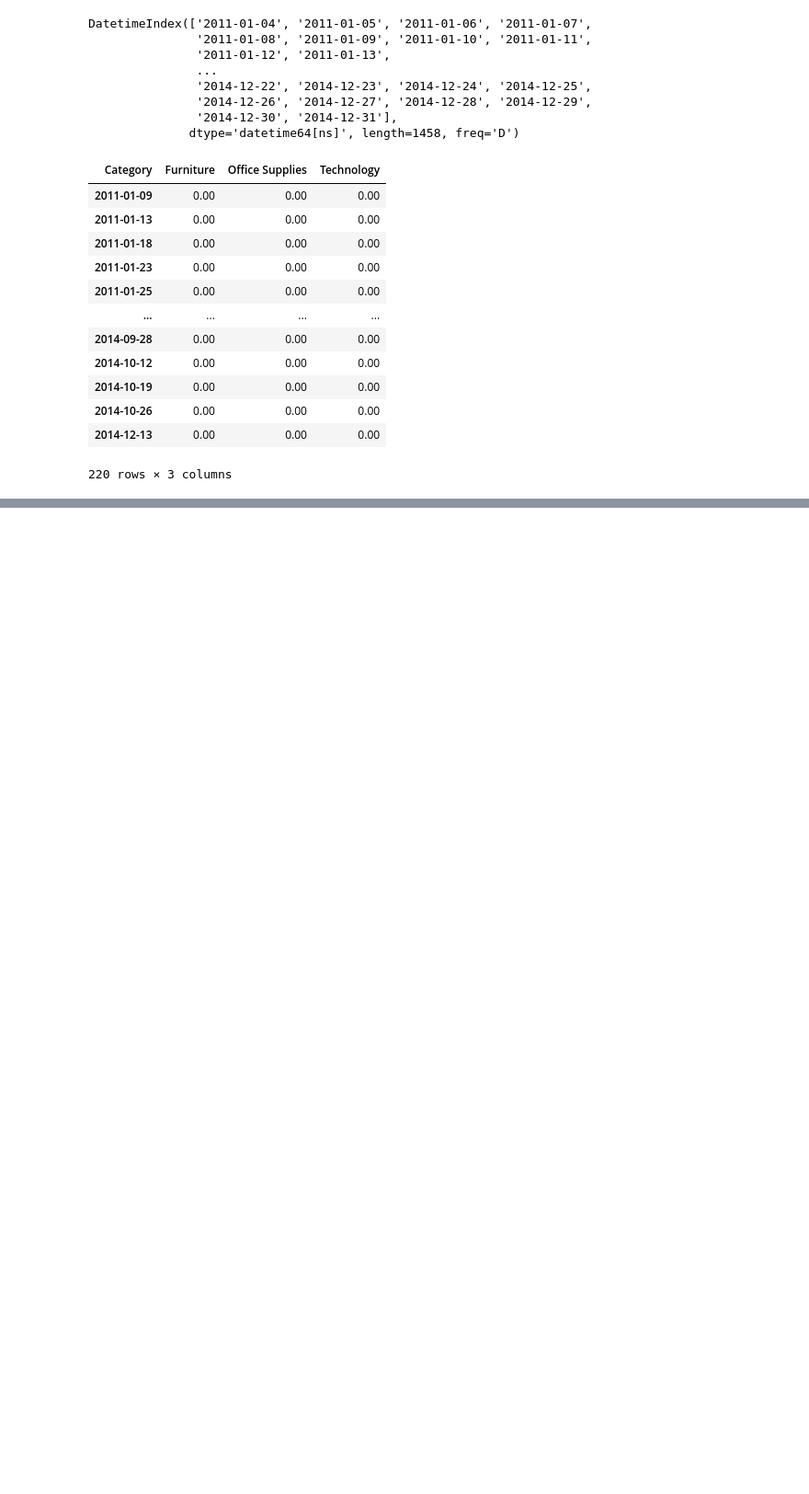
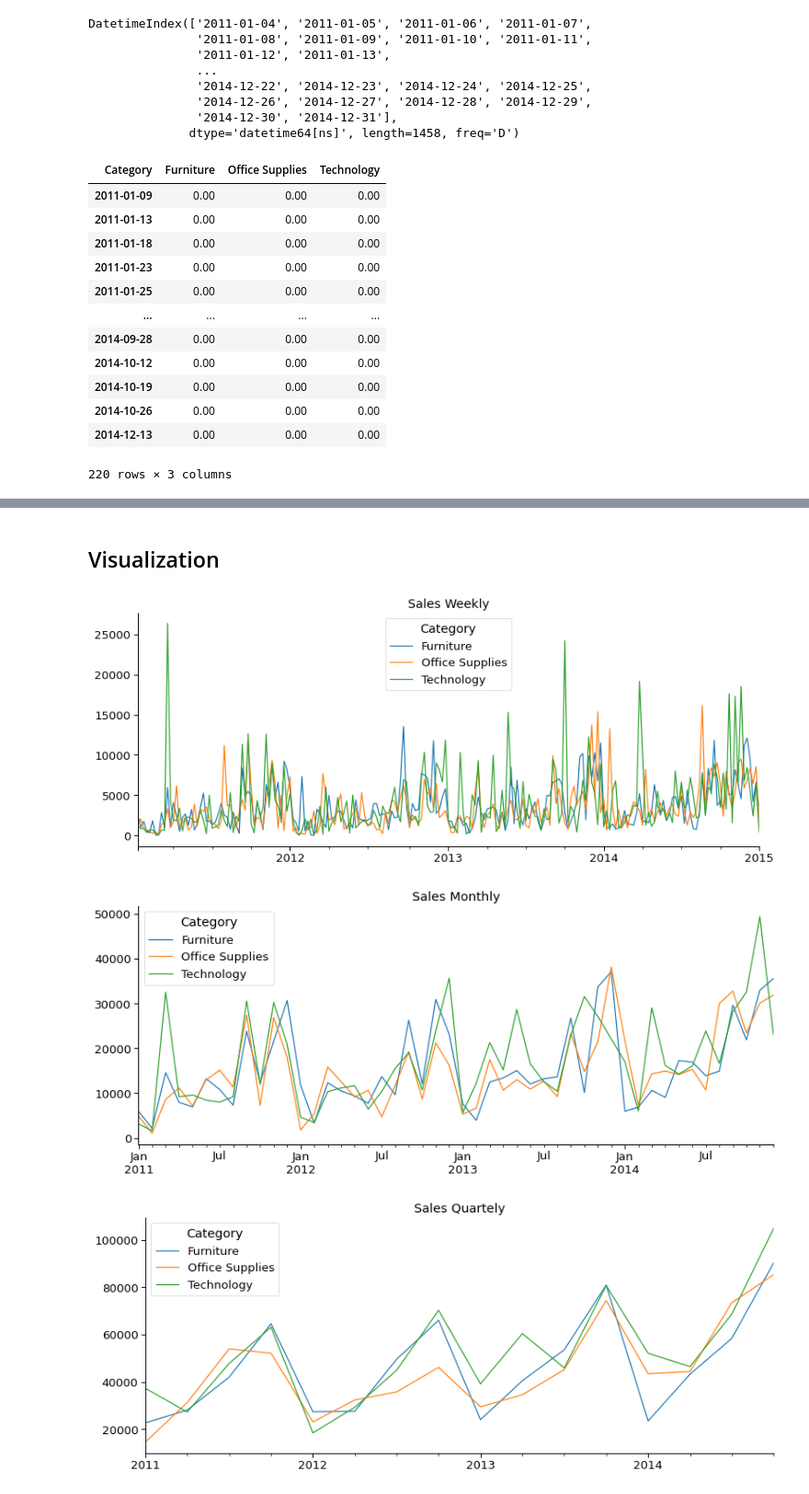
Before and after one commit to razielar/coursera_time_series_forecasting, a Jupyter notebook: coursera_time_series/week_1/pandas.time.series.ipynb, the cells around one changed output, grey strips where cells are left out. Shown at 92% size. Saved outputs shown, nothing was run; the diff lists cells and outputs as text; code cells hidden in the pictures; blank space fills up the shorter version.

```diff
--- a/coursera_time_series/week_1/pandas.time.series.ipynb
+++ b/coursera_time_series/week_1/pandas.time.series.ipynb
@@ -11,9 +11,14 @@ print(os.getcwd())
 import matplotlib.pyplot as plt
 import seaborn as sns
 from IPython.display import display
+from statsmodels.graphics.tsaplots import plot_acf, plot_pacf, month_plot, quarter_plot
 # Config:
 pd.options.display.float_format = '{:,.2f}'.format
 plotsize = (13, 5)
+sns.set_context("paper", font_scale= 1.5)
+plt.rcParams['axes.spines.right']= False
+plt.rcParams['axes.spines.top']= False
+plt.rcParams['figure.figsize']= plotsize
 # %% [output]
 /home/razielar/miniconda3/envs/time-series/bin/python
 /home/razielar/Documents/git_rep/Machine_learning/time_series_forecasting/coursera_time_series/week_1
@@ -354,0 +366,4 @@ new_sales[(new_sales['Furniture'] == 0) & (new_sales['Technology'] == 0) & (new_
+# %%
+display(new_sales)
+sales_weekly= new_sales.resample('W').sum()
+display(sales_weekly)
@@ -354,0 +397,18 @@ new_sales[(new_sales['Furniture'] == 0) & (new_sales['Technology'] == 0) & (new_
+# %%
+print('Original DF')
+display(new_sales)
+# Monthly:
+print('Monthly Sales')
+sales_monthly= new_sales.resample('M').sum()
+display(sales_monthly.head())
+print(sales_monthly.shape)
+# Quartely:
+sales_quarterly = new_sales.resample('Q').sum()
+print('Quarterly Sales')
+display(sales_quarterly.head())
+print(sales_quarterly.shape)
+# Annual:
+sales_annual = new_sales.resample('Y').sum()
+print('Annual Sales')
+display(sales_annual.head())
+print(sales_annual.shape)
@@ -354,0 +659,17 @@ new_sales[(new_sales['Furniture'] == 0) & (new_sales['Technology'] == 0) & (new_
+# %% [markdown]
+## Visualization
+# %%
+# new_sales.plot()
+sales_weekly.plot(title= 'Sales Weekly')
+
+sales_monthly.plot(title= 'Sales Monthly')
+
+sales_quarterly.plot(title= 'Sales Quartely')
+
+sales_annual.plot(title= 'Sales Annual')
+
+plt.show()
+# %% [output]
+[figure, added]
+[figure, added]
+[figure, added]
```
Also changed, not shown: parts of 21 cells of this notebook, 1 other file.
